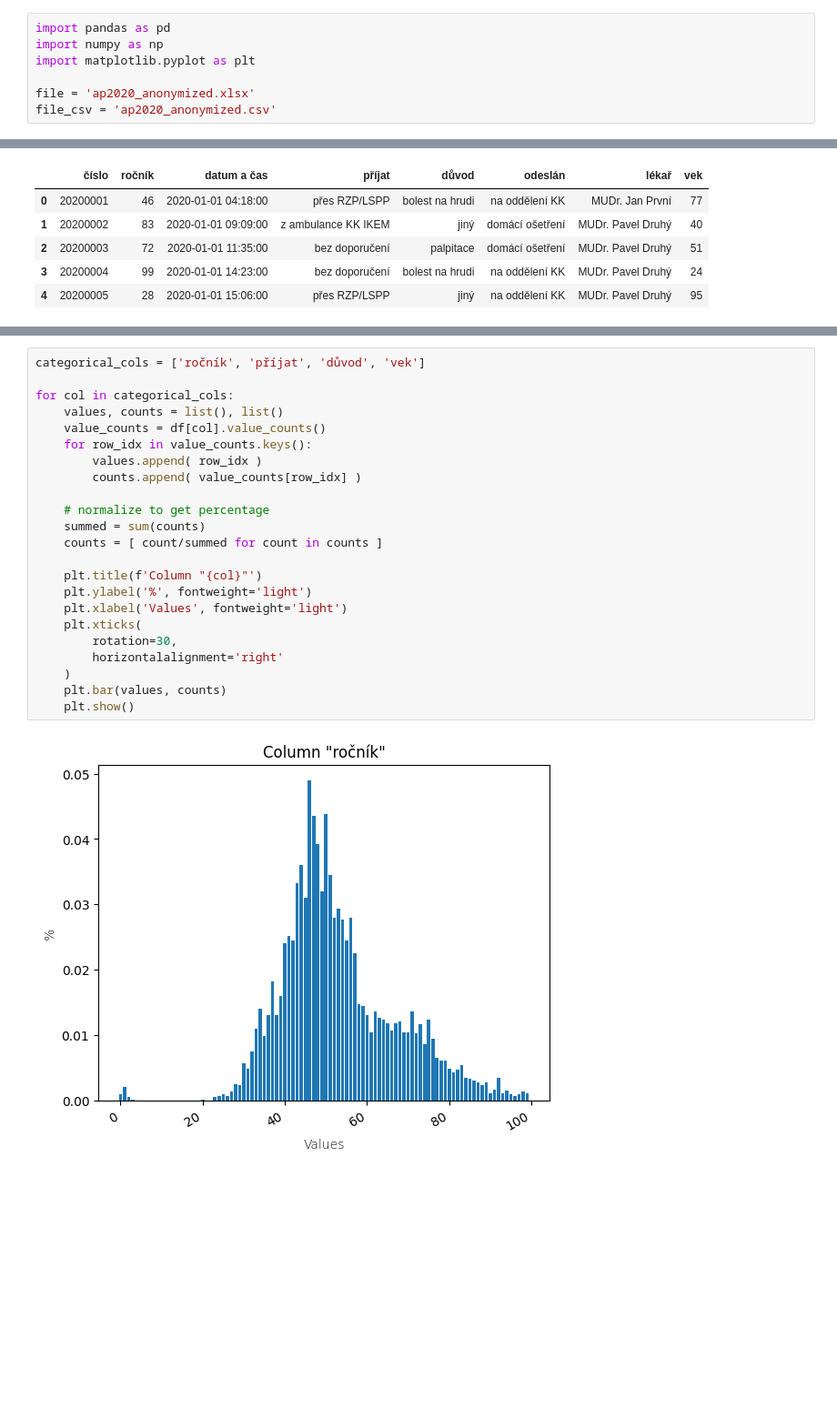
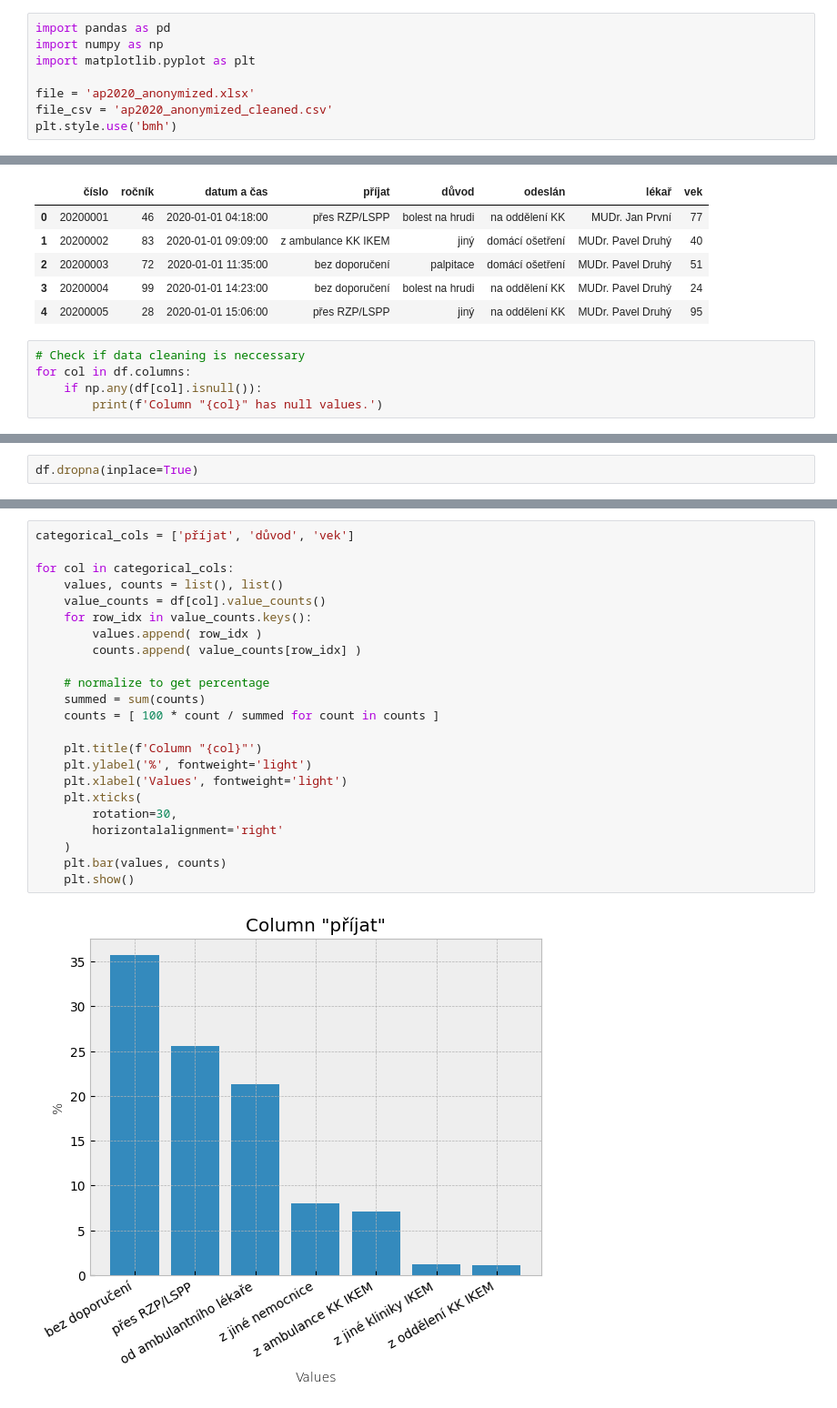
Before and after one commit to marnagy/DatasetAnalysis, a Jupyter notebook: EDA.ipynb, the cells around one changed output, grey strips where cells are left out. Shown at 91% size. Cells and saved outputs as stored; diff of their text form; blank space fills up the shorter version.

Commit message:
Added cleaning the dataset

```diff
--- a/EDA.ipynb
+++ b/EDA.ipynb
@@ -4,7 +4,8 @@ import numpy as np
 import matplotlib.pyplot as plt
 
 file = 'ap2020_anonymized.xlsx'
-file_csv = 'ap2020_anonymized.csv'
+file_csv = 'ap2020_anonymized_cleaned.csv'
+plt.style.use('bmh')
 # %%
 df = pd.read_excel(file)
 
@@ -59,3 +56,8 @@ df.head()
 | 2 | 20200003 | 72 | 2020-01-01 11:35:00 | bez doporučení | palpitace | domácí ošetření | MUDr. Pavel Druhý | 51 |
 | 3 | 20200004 | 99 | 2020-01-01 14:23:00 | bez doporučení | bolest na hrudi | na oddělení KK | MUDr. Pavel Druhý | 24 |
 | 4 | 20200005 | 28 | 2020-01-01 15:06:00 | přes RZP/LSPP | jiný | na oddělení KK | MUDr. Pavel Druhý | 95 |
+# %%
+# Check if data cleaning is neccessary
+for col in df.columns:
+    if np.any(df[col].isnull()):
+        print(f'Column "{col}" has null values.')
@@ -61,0 +68,2 @@ df.head()
+# %%
+df.dropna(inplace=True)
@@ -79,26 +89,26 @@ Amount of unique values for each column:
         "vek" => 82
 # %%
-categorical_cols = ['ročník', 'příjat', 'důvod', 'vek']
+categorical_cols = ['příjat', 'důvod', 'vek']
 
 for col in categorical_cols:
     values, counts = list(), list()
     value_counts = df[col].value_counts()
     for row_idx in value_counts.keys():
         values.append( row_idx )
         counts.append( value_counts[row_idx] )
 
     # normalize to get percentage
     summed = sum(counts)
-    counts = [ count/summed for count in counts ]
+    counts = [ 100 * count / summed for count in counts ]
 
     plt.title(f'Column "{col}"')
     plt.ylabel('%', fontweight='light')
     plt.xlabel('Values', fontweight='light')
     plt.xticks(
         rotation=30,
         horizontalalignment='right'
     )
     plt.bar(values, counts)
     plt.show()
 # %% [output]
-[figure, old version]
+[figure, new version]
```
Also changed, not shown: parts of 9 cells of this notebook.
